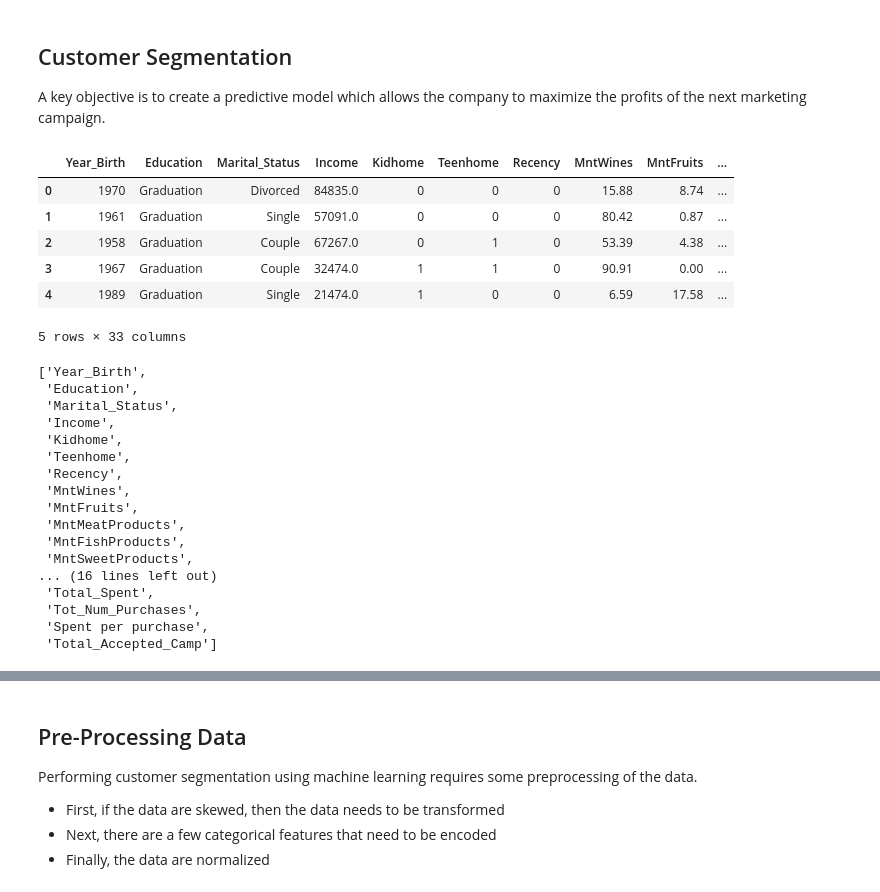
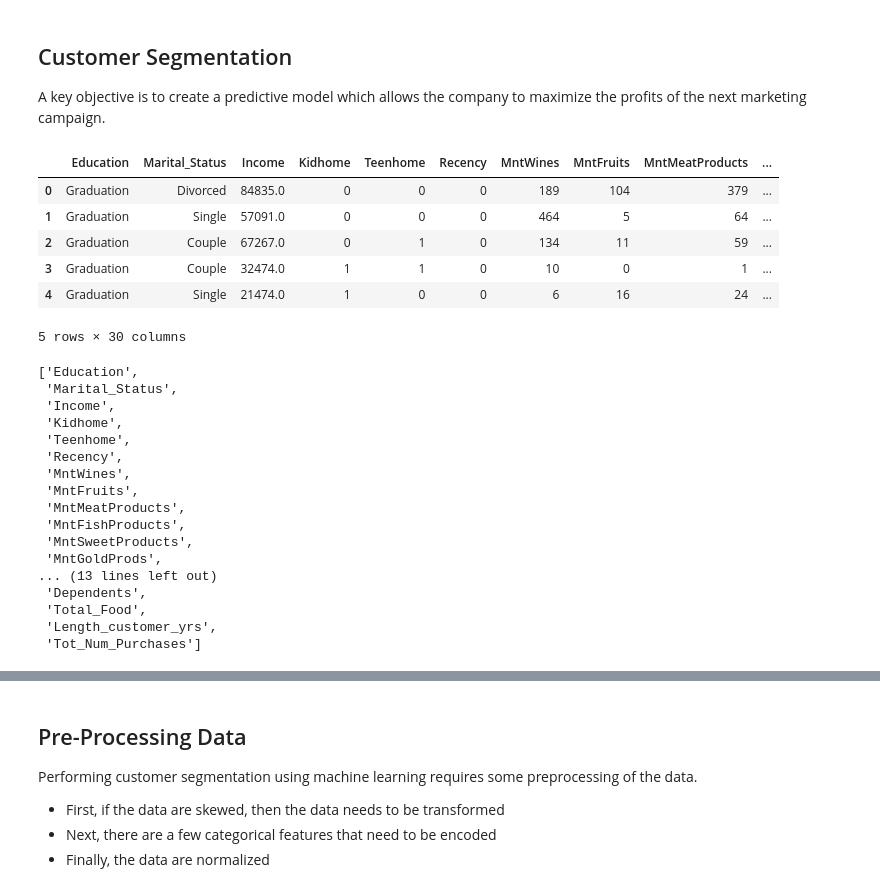
Before and after one commit to jma199/business-marketing-case-study, a Jupyter notebook: 2 segmentation.ipynb, the cells around one changed output, grey strips where cells are left out. Cells and saved outputs as stored; diff of their text form; code cells hidden in the pictures.

```diff
--- a/2 segmentation.ipynb
+++ b/2 segmentation.ipynb
@@ -22,16 +22,16 @@ warnings.filterwarnings("ignore")
 A key objective is to create a predictive model which allows the company to maximize the profits of the next marketing campaign.
 # %%
 # load data
-with open("processed_data.csv", "r") as f:
-    seg_data = pd.read_csv(f)
+with open("processed_data2.csv", "r") as f:
+    seg_df = pd.read_csv(f)
 
-seg_data.head()
+seg_df.head()
 # %% [output]
-|  | Year_Birth | Education | Marital_Status | Income | Kidhome | Teenhome | Recency | MntWines | MntFruits | ... |
-| 0 | 1970 | Graduation | Divorced | 84835.0 | 0 | 0 | 0 | 15.88 | 8.74 | ... |
-| 1 | 1961 | Graduation | Single | 57091.0 | 0 | 0 | 0 | 80.42 | 0.87 | ... |
-| 2 | 1958 | Graduation | Couple | 67267.0 | 0 | 1 | 0 | 53.39 | 4.38 | ... |
-| 3 | 1967 | Graduation | Couple | 32474.0 | 1 | 1 | 0 | 90.91 | 0.00 | ... |
-| 4 | 1989 | Graduation | Single | 21474.0 | 1 | 0 | 0 | 6.59 | 17.58 | ... |
+|  | Education | Marital_Status | Income | Kidhome | Teenhome | Recency | MntWines | MntFruits | MntMeatProducts | ... |
+| 0 | Graduation | Divorced | 84835.0 | 0 | 0 | 0 | 189 | 104 | 379 | ... |
+| 1 | Graduation | Single | 57091.0 | 0 | 0 | 0 | 464 | 5 | 64 | ... |
+| 2 | Graduation | Couple | 67267.0 | 0 | 1 | 0 | 134 | 11 | 59 | ... |
+| 3 | Graduation | Couple | 32474.0 | 1 | 1 | 0 | 10 | 0 | 1 | ... |
+| 4 | Graduation | Single | 21474.0 | 1 | 0 | 0 | 6 | 16 | 24 | ... |
-5 rows × 33 columns
+5 rows × 30 columns
 # %%
@@ -39,8 +39,7 @@ seg_data.drop(columns=["Response"], inplace=True)
 # %%
-seg_data.columns.to_list()
+seg_df.columns.to_list()
 # %% [output]
-['Year_Birth',
- 'Education',
+['Education',
  'Marital_Status',
  'Income',
  'Kidhome',
@@ -51,9 +50,10 @@ seg_data.columns.to_list()
  'MntMeatProducts',
  'MntFishProducts',
  'MntSweetProducts',
-... (16 lines left out)
- 'Total_Spent',
- 'Tot_Num_Purchases',
- 'Spent per purchase',
- 'Total_Accepted_Camp']
+ 'MntGoldProds',
+... (13 lines left out)
+ 'Dependents',
+ 'Total_Food',
+ 'Length_customer_yrs',
+ 'Tot_Num_Purchases']
 # %%
```
Also changed, not shown: parts of 30 cells of this notebook.
